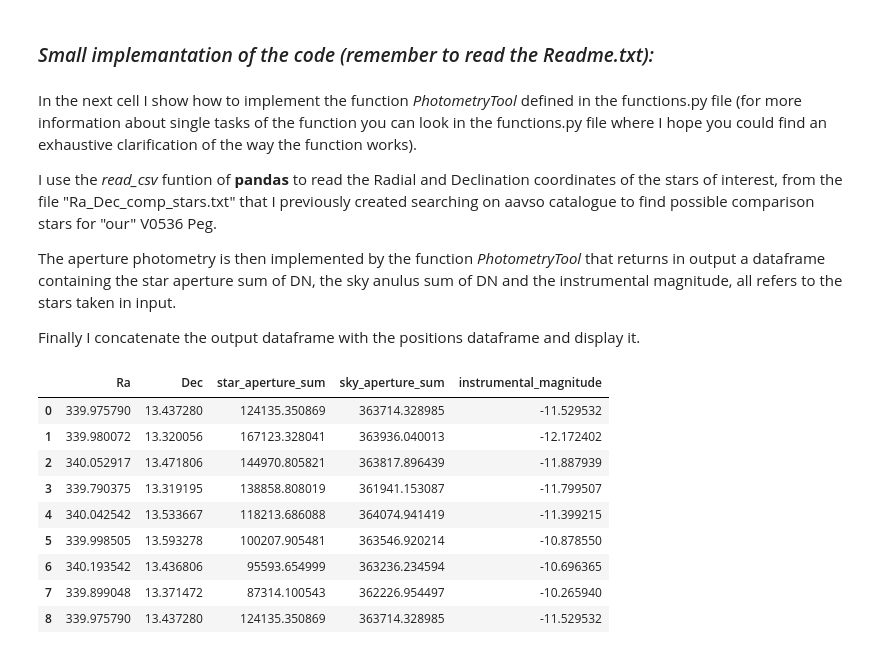
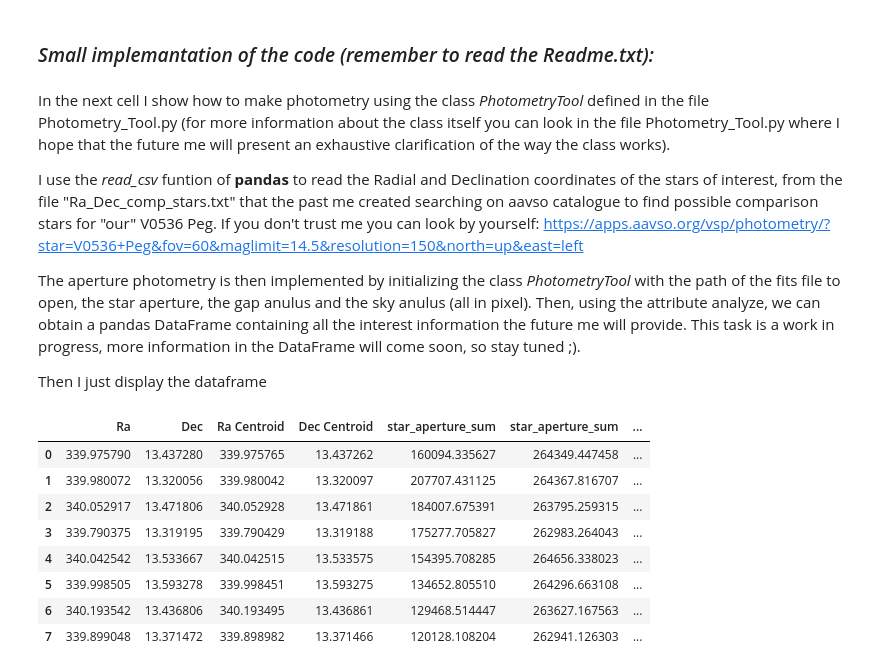
Before and after one commit to LuigiSotgiu/Photometry, a Jupyter notebook: main.ipynb, the cells around one changed output. Saved outputs shown, nothing was run; the diff lists cells and outputs as text; code cells hidden in the pictures.

Commit message:
Update
Added more information in the dataframes and reorganize the code with a class and other functions in different files.

```diff
--- a/main.ipynb
+++ b/main.ipynb
@@ -6,35 +3,36 @@ from functions import PhotometryTool
 # %% [markdown]
-In the next cell I show how to implement the function *PhotometryTool* defined in the functions.py file (for more information about single tasks of the function you can look in the functions.py file where I hope you could find an exhaustive clarification of the way the function works).
+In the next cell I show how to make photometry using the class *PhotometryTool* defined in the file Photometry_Tool.py (for more information about the class itself you can look in the file Photometry_Tool.py where I hope that the future me will present an exhaustive clarification of the way the class works).
 
-I use the *read_csv* funtion of **pandas** to read the Radial and Declination coordinates of the stars of interest, from the file "Ra_Dec_comp_stars.txt" that I previously created searching on aavso catalogue to find possible comparison stars for "our" V0536 Peg.
+I use the *read_csv* funtion of **pandas** to read the Radial and Declination coordinates of the stars of interest, from the file "Ra_Dec_comp_stars.txt" that the past me created searching on aavso catalogue to find possible comparison stars for "our" V0536 Peg. If you don't trust me you can look by yourself: https://apps.aavso.org/vsp/photometry/?star=V0536+Peg&fov=60&maglimit=14.5&resolution=150&north=up&east=left
 
-The aperture photometry is then implemented by the function *PhotometryTool* that returns in output a dataframe containing the star aperture sum of DN, the sky anulus sum of DN and the instrumental magnitude, all refers to the stars taken in input.
+The aperture photometry is then implemented by initializing the class *PhotometryTool* with the path of the fits file to open, the star aperture, the gap anulus and the sky anulus (all in pixel). Then, using the attribute analyze, we can obtain a pandas DataFrame containing all the interest information the future me will provide.
+This task is a work in progress, more information in the DataFrame will come soon, so stay tuned ;).
 
-Finally I concatenate the output dataframe with the positions dataframe and display it.
+Then I just display the dataframe
 # %%
+import pandas as pd
+from Photometry_Tool import PhotometryTool
+
+tool = PhotometryTool(path = 'data/2024-11-15_18-15-32_G_-20.00_80.00s_0000_cal.fits',
+                      r_star = 6,
+                      r_gap = 14,
+                      r_sky = 17)
+
 positions = pd.read_csv('data/Ra_Deg_comp_stars.txt', names = ['Ra', 'Dec'])
 
-dataset = PhotometryTool(path = 'data/2024-11-15_18-15-32_G_-20.00_80.00s_0000_cal.fits',
-                         ra_dec_coordinates=positions,
-                         r_star = 5,
-                         r_gap = 14,
-                         r_sky = 18)
+results = tool.analyze(positions)
 
-dataset = pd.concat((positions, dataset), axis=1)
-dataset = dataset.dropna(how='any')
-
-display(dataset)
+display(results)
 # %% [output]
-|  | Ra | Dec | star_aperture_sum | sky_aperture_sum | instrumental_magnitude |
-| 0 | 339.975790 | 13.437280 | 124135.350869 | 363714.328985 | -11.529532 |
-| 1 | 339.980072 | 13.320056 | 167123.328041 | 363936.040013 | -12.172402 |
-| 2 | 340.052917 | 13.471806 | 144970.805821 | 363817.896439 | -11.887939 |
-| 3 | 339.790375 | 13.319195 | 138858.808019 | 361941.153087 | -11.799507 |
-| 4 | 340.042542 | 13.533667 | 118213.686088 | 364074.941419 | -11.399215 |
-| 5 | 339.998505 | 13.593278 | 100207.905481 | 363546.920214 | -10.878550 |
-| 6 | 340.193542 | 13.436806 | 95593.654999 | 363236.234594 | -10.696365 |
-| 7 | 339.899048 | 13.371472 | 87314.100543 | 362226.954497 | -10.265940 |
-| 8 | 339.975790 | 13.437280 | 124135.350869 | 363714.328985 | -11.529532 |
+|  | Ra | Dec | Ra Centroid | Dec Centroid | star_aperture_sum | star_aperture_sum | ... |
+| 0 | 339.975790 | 13.437280 | 339.975765 | 13.437262 | 160094.335627 | 264349.447458 | ... |
+| 1 | 339.980072 | 13.320056 | 339.980042 | 13.320097 | 207707.431125 | 264367.816707 | ... |
+| 2 | 340.052917 | 13.471806 | 340.052928 | 13.471861 | 184007.675391 | 263795.259315 | ... |
+| 3 | 339.790375 | 13.319195 | 339.790429 | 13.319188 | 175277.705827 | 262983.264043 | ... |
+| 4 | 340.042542 | 13.533667 | 340.042515 | 13.533575 | 154395.708285 | 264656.338023 | ... |
+| 5 | 339.998505 | 13.593278 | 339.998451 | 13.593275 | 134652.805510 | 264296.663108 | ... |
+| 6 | 340.193542 | 13.436806 | 340.193495 | 13.436861 | 129468.514447 | 263627.167563 | ... |
+| 7 | 339.899048 | 13.371472 | 339.898982 | 13.371466 | 120128.108204 | 262941.126303 | ... |
 # %% [markdown]
 Now that it works for a single image, it could be useful to see how to implement it for a directory of fits image.
 
```
Also changed, not shown: parts of 14 cells of this notebook, 6 other files.
